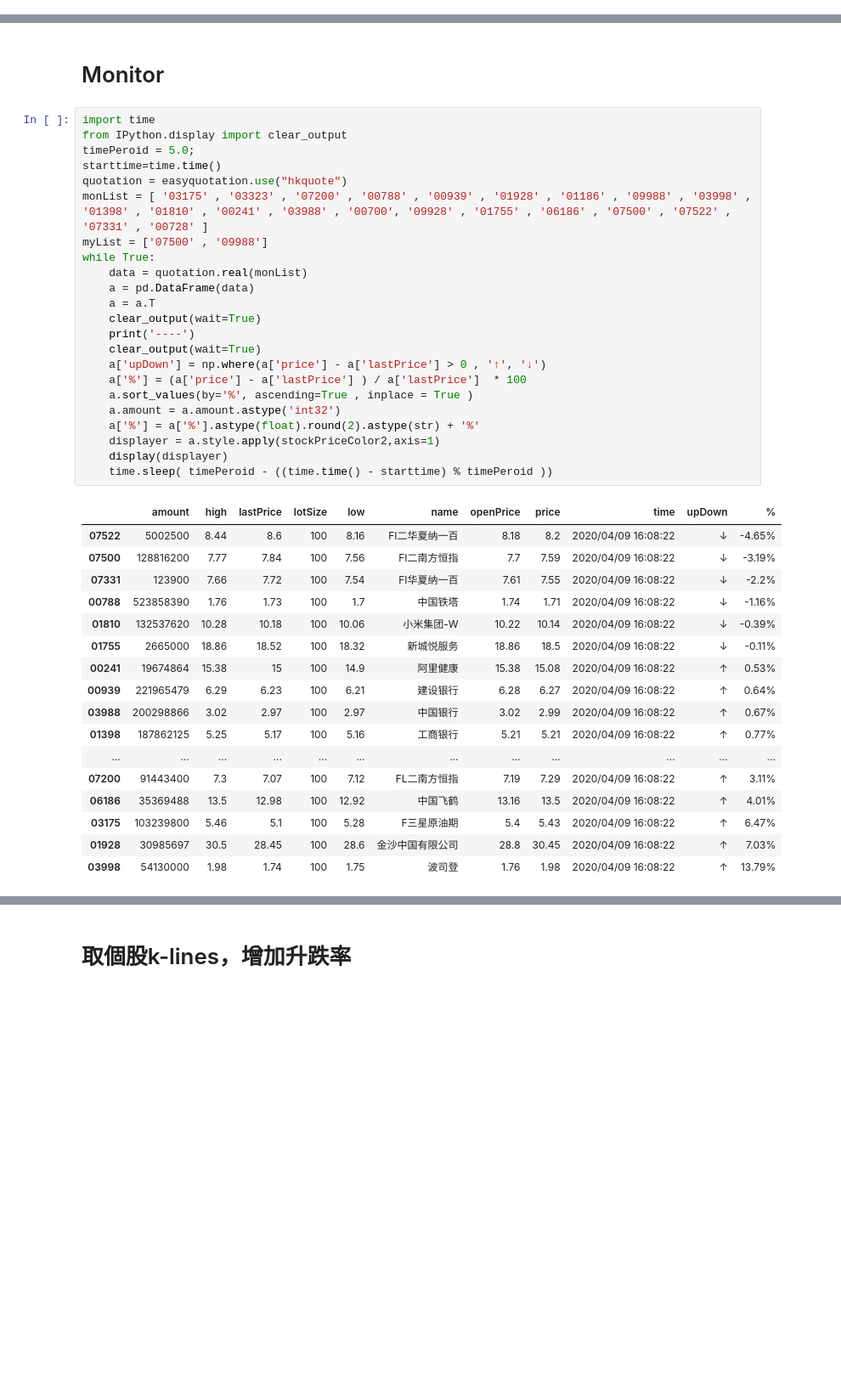
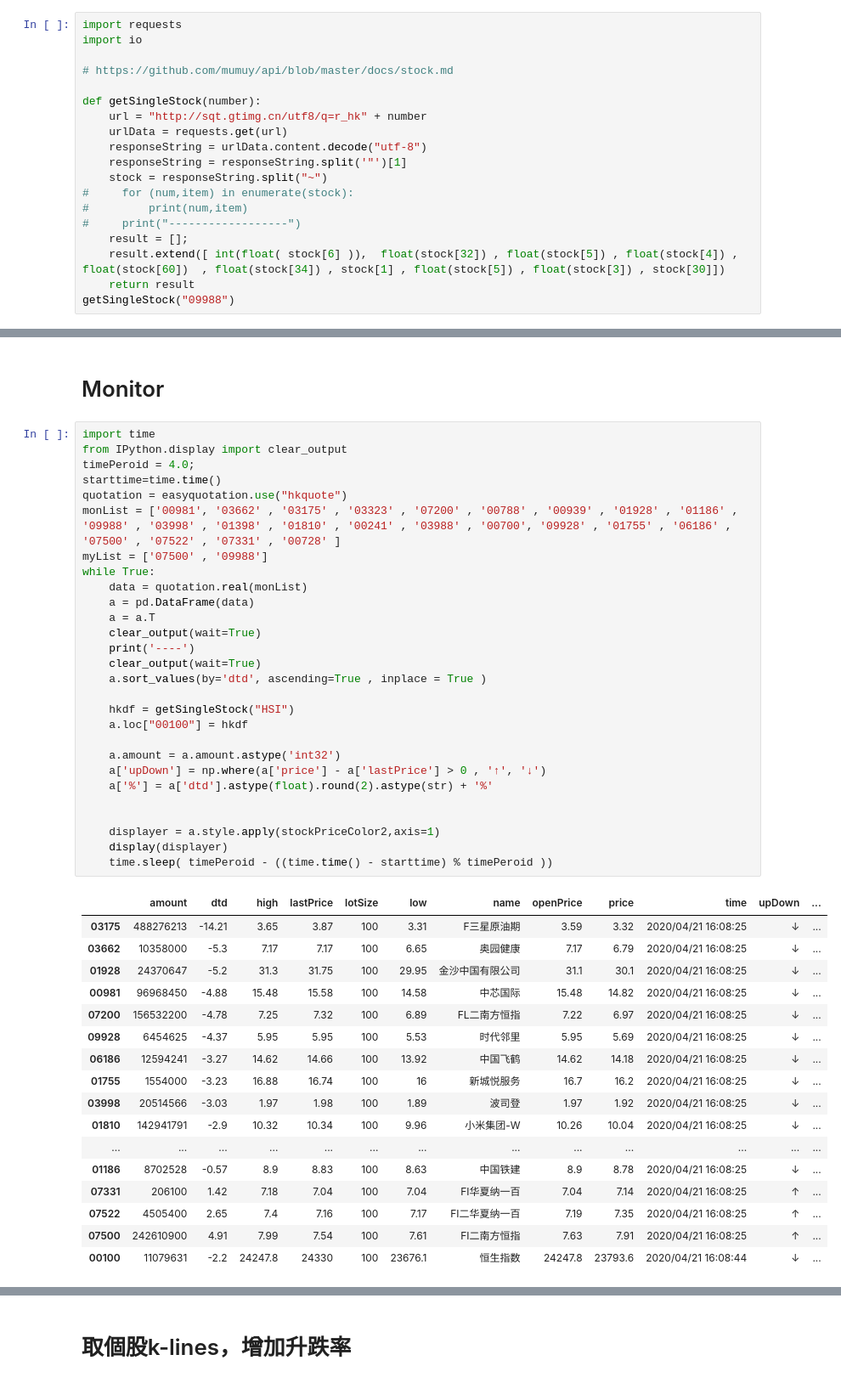
Before and after one commit to TheStepTwo/quantitative_trading, a Jupyter notebook: simple_monitor.ipynb, the cells around one changed output, grey strips where cells are left out. Shown at 85% size. Saved outputs shown, nothing was run; the diff lists cells and outputs as text; blank space fills up the shorter version.

```diff
--- a/simple_monitor.ipynb
+++ b/simple_monitor.ipynb
@@ -47,3 +48,22 @@ IPython.OutputArea.prototype._should_scroll = function(lines) {
 }
 # %% [output]
 [interactive output not drawn]
+# %%
+import requests
+import io
+
+# https://github.com/mumuy/api/blob/master/docs/stock.md
+
+def getSingleStock(number):
+    url = "http://sqt.gtimg.cn/utf8/q=r_hk" + number
+    urlData = requests.get(url)
+    responseString = urlData.content.decode("utf-8")
+    responseString = responseString.split('"')[1]
+    stock = responseString.split("~")
+#     for (num,item) in enumerate(stock):
+#         print(num,item)
+#     print("------------------")
+    result = [];
+    result.extend([ int(float( stock[6] )),  float(stock[32]) , float(stock[5]) , float(stock[4]) , float(stock[60])  , float(stock[34]) , stock[1] , float(stock[5]) , float(stock[3]) , stock[30]])
+    return result
+getSingleStock("09988")
@@ -52,44 +100,49 @@ IPython.OutputArea.prototype._should_scroll = function(lines) {
 # %%
 import time
 from IPython.display import clear_output
-timePeroid = 5.0;
+timePeroid = 4.0;
 starttime=time.time()
 quotation = easyquotation.use("hkquote")
-monList = [ '03175' , '03323' , '07200' , '00788' , '00939' , '01928' , '01186' , '09988' , '03998' , '01398' , '01810' , '00241' , '03988' , '00700', '09928' , '01755' , '06186' , '07500' , '07522' , '07331' , '00728' ]
+monList = ['00981', '03662' , '03175' , '03323' , '07200' , '00788' , '00939' , '01928' , '01186' , '09988' , '03998' , '01398' , '01810' , '00241' , '03988' , '00700', '09928' , '01755' , '06186' , '07500' , '07522' , '07331' , '00728' ]
 myList = ['07500' , '09988']
 while True:
     data = quotation.real(monList)
     a = pd.DataFrame(data)
     a = a.T
     clear_output(wait=True)
     print('----')
     clear_output(wait=True)
+    a.sort_values(by='dtd', ascending=True , inplace = True )
+
+    hkdf = getSingleStock("HSI")
+    a.loc["00100"] = hkdf
+
+    a.amount = a.amount.astype('int32')
     a['upDown'] = np.where(a['price'] - a['lastPrice'] > 0 , '↑', '↓')
-    a['%'] = (a['price'] - a['lastPrice'] ) / a['lastPrice']  * 100
-    a.sort_values(by='%', ascending=True , inplace = True )
-    a.amount = a.amount.astype('int32')
-    a['%'] = a['%'].astype(float).round(2).astype(str) + '%'
+    a['%'] = a['dtd'].astype(float).round(2).astype(str) + '%'
+
+
     displayer = a.style.apply(stockPriceColor2,axis=1)
     display(displayer)
     time.sleep( timePeroid - ((time.time() - starttime) % timePeroid ))
 # %% [output]
-|  | amount | high | lastPrice | lotSize | low | name | openPrice | price | time | upDown | % |
-| 07522 | 5002500 | 8.44 | 8.6 | 100 | 8.16 | FI二华夏纳一百 | 8.18 | 8.2 | 2020/04/09 16:08:22 | ↓ | -4.65% |
-| 07500 | 128816200 | 7.77 | 7.84 | 100 | 7.56 | FI二南方恒指 | 7.7 | 7.59 | 2020/04/09 16:08:22 | ↓ | -3.19% |
-| 07331 | 123900 | 7.66 | 7.72 | 100 | 7.54 | FI华夏纳一百 | 7.61 | 7.55 | 2020/04/09 16:08:22 | ↓ | -2.2% |
-| 00788 | 523858390 | 1.76 | 1.73 | 100 | 1.7 | 中国铁塔 | 1.74 | 1.71 | 2020/04/09 16:08:22 | ↓ | -1.16% |
-| 01810 | 132537620 | 10.28 | 10.18 | 100 | 10.06 | 小米集团-W | 10.22 | 10.14 | 2020/04/09 16:08:22 | ↓ | -0.39% |
-| 01755 | 2665000 | 18.86 | 18.52 | 100 | 18.32 | 新城悦服务 | 18.86 | 18.5 | 2020/04/09 16:08:22 | ↓ | -0.11% |
-| 00241 | 19674864 | 15.38 | 15 | 100 | 14.9 | 阿里健康 | 15.38 | 15.08 | 2020/04/09 16:08:22 | ↑ | 0.53% |
-| 00939 | 221965479 | 6.29 | 6.23 | 100 | 6.21 | 建设银行 | 6.28 | 6.27 | 2020/04/09 16:08:22 | ↑ | 0.64% |
-| 03988 | 200298866 | 3.02 | 2.97 | 100 | 2.97 | 中国银行 | 3.02 | 2.99 | 2020/04/09 16:08:22 | ↑ | 0.67% |
-| 01398 | 187862125 | 5.25 | 5.17 | 100 | 5.16 | 工商银行 | 5.21 | 5.21 | 2020/04/09 16:08:22 | ↑ | 0.77% |
-| ... | ... | ... | ... | ... | ... | ... | ... | ... | ... | ... | ... |
-| 07200 | 91443400 | 7.3 | 7.07 | 100 | 7.12 | FL二南方恒指 | 7.19 | 7.29 | 2020/04/09 16:08:22 | ↑ | 3.11% |
-| 06186 | 35369488 | 13.5 | 12.98 | 100 | 12.92 | 中国飞鹤 | 13.16 | 13.5 | 2020/04/09 16:08:22 | ↑ | 4.01% |
-| 03175 | 103239800 | 5.46 | 5.1 | 100 | 5.28 | F三星原油期 | 5.4 | 5.43 | 2020/04/09 16:08:22 | ↑ | 6.47% |
-| 01928 | 30985697 | 30.5 | 28.45 | 100 | 28.6 | 金沙中国有限公司 | 28.8 | 30.45 | 2020/04/09 16:08:22 | ↑ | 7.03% |
-| 03998 | 54130000 | 1.98 | 1.74 | 100 | 1.75 | 波司登 | 1.76 | 1.98 | 2020/04/09 16:08:22 | ↑ | 13.79% |
+|  | amount | dtd | high | lastPrice | lotSize | low | name | openPrice | price | time | upDown | ... |
+| 03175 | 488276213 | -14.21 | 3.65 | 3.87 | 100 | 3.31 | F三星原油期 | 3.59 | 3.32 | 2020/04/21 16:08:25 | ↓ | ... |
+| 03662 | 10358000 | -5.3 | 7.17 | 7.17 | 100 | 6.65 | 奥园健康 | 7.17 | 6.79 | 2020/04/21 16:08:25 | ↓ | ... |
+| 01928 | 24370647 | -5.2 | 31.3 | 31.75 | 100 | 29.95 | 金沙中国有限公司 | 31.1 | 30.1 | 2020/04/21 16:08:25 | ↓ | ... |
+| 00981 | 96968450 | -4.88 | 15.48 | 15.58 | 100 | 14.58 | 中芯国际 | 15.48 | 14.82 | 2020/04/21 16:08:25 | ↓ | ... |
+| 07200 | 156532200 | -4.78 | 7.25 | 7.32 | 100 | 6.89 | FL二南方恒指 | 7.22 | 6.97 | 2020/04/21 16:08:25 | ↓ | ... |
+| 09928 | 6454625 | -4.37 | 5.95 | 5.95 | 100 | 5.53 | 时代邻里 | 5.95 | 5.69 | 2020/04/21 16:08:25 | ↓ | ... |
+| 06186 | 12594241 | -3.27 | 14.62 | 14.66 | 100 | 13.92 | 中国飞鹤 | 14.62 | 14.18 | 2020/04/21 16:08:25 | ↓ | ... |
+| 01755 | 1554000 | -3.23 | 16.88 | 16.74 | 100 | 16 | 新城悦服务 | 16.7 | 16.2 | 2020/04/21 16:08:25 | ↓ | ... |
+| 03998 | 20514566 | -3.03 | 1.97 | 1.98 | 100 | 1.89 | 波司登 | 1.97 | 1.92 | 2020/04/21 16:08:25 | ↓ | ... |
+| 01810 | 142941791 | -2.9 | 10.32 | 10.34 | 100 | 9.96 | 小米集团-W | 10.26 | 10.04 | 2020/04/21 16:08:25 | ↓ | ... |
+| ... | ... | ... | ... | ... | ... | ... | ... | ... | ... | ... | ... | ... |
+| 01186 | 8702528 | -0.57 | 8.9 | 8.83 | 100 | 8.63 | 中国铁建 | 8.9 | 8.78 | 2020/04/21 16:08:25 | ↓ | ... |
+| 07331 | 206100 | 1.42 | 7.18 | 7.04 | 100 | 7.04 | FI华夏纳一百 | 7.04 | 7.14 | 2020/04/21 16:08:25 | ↑ | ... |
+| 07522 | 4505400 | 2.65 | 7.4 | 7.16 | 100 | 7.17 | FI二华夏纳一百 | 7.19 | 7.35 | 2020/04/21 16:08:25 | ↑ | ... |
+| 07500 | 242610900 | 4.91 | 7.99 | 7.54 | 100 | 7.61 | FI二南方恒指 | 7.63 | 7.91 | 2020/04/21 16:08:25 | ↑ | ... |
+| 00100 | 11079631 | -2.2 | 24247.8 | 24330 | 100 | 23676.1 | 恒生指数 | 24247.8 | 23793.6 | 2020/04/21 16:08:44 | ↓ | ... |
 KeyboardInterrupt:
 # %% [markdown]
 # 取個股k-lines，增加升跌率
```
Also changed, not shown: parts of 4 cells of this notebook.
